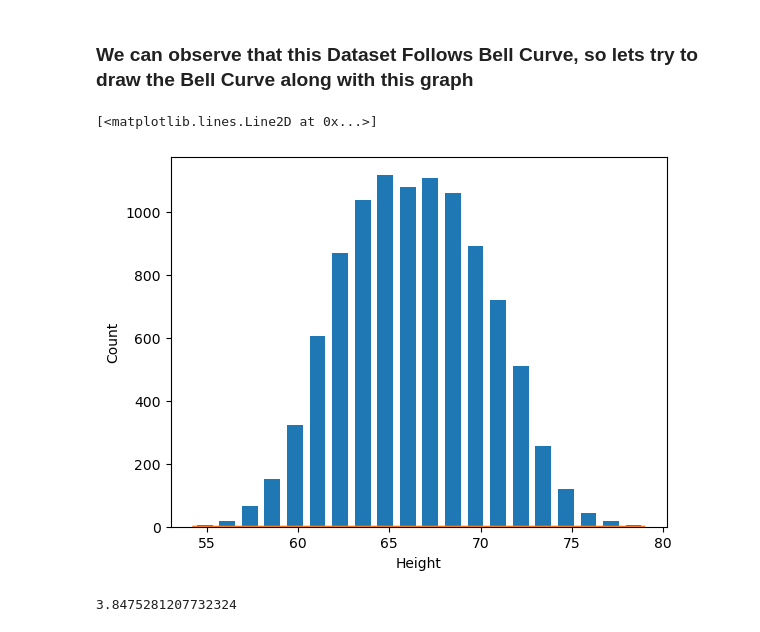
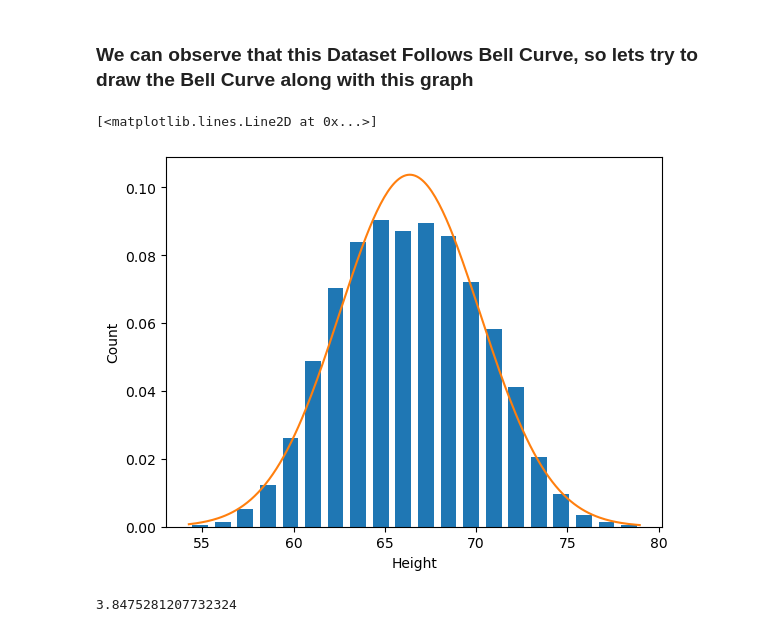
Before and after one commit to AnirudhS3110/Exploring_ML, a Jupyter notebook: 18) Feature Engineering/OutlierDetection-Z score & StandardDeviation/standardDeviation.ipynb, the cells around one changed output. Cells and saved outputs as stored; diff of their text form; code cells hidden in the pictures.

```diff
--- a/18) Feature Engineering/OutlierDetection-Z score & StandardDeviation/standardDeviation.ipynb
+++ b/18) Feature Engineering/OutlierDetection-Z score & StandardDeviation/standardDeviation.ipynb
@@ -26,14 +26,14 @@ plt.show()
 from scipy.stats import norm
 # %%
 import numpy as np
-plt.hist(df.Height, bins=20 , rwidth=0.7)
+plt.hist(df.Height, bins=20 , rwidth=0.7, density=True)
 plt.xlabel('Height')
 plt.ylabel('Count')
 rnge = np.arange(df.Height.min(), df.Height.max(),0.1)
 plt.plot(rnge, norm.pdf(rnge, df.Height.mean(), df.Height.std()))
 # %% [output]
 [<matplotlib.lines.Line2D at 0x...>]
-[figure, old version]
+[figure, new version]
 # %%
 df.Height.std()
 # %% [output]
```
Also changed, not shown: 7 other files.
